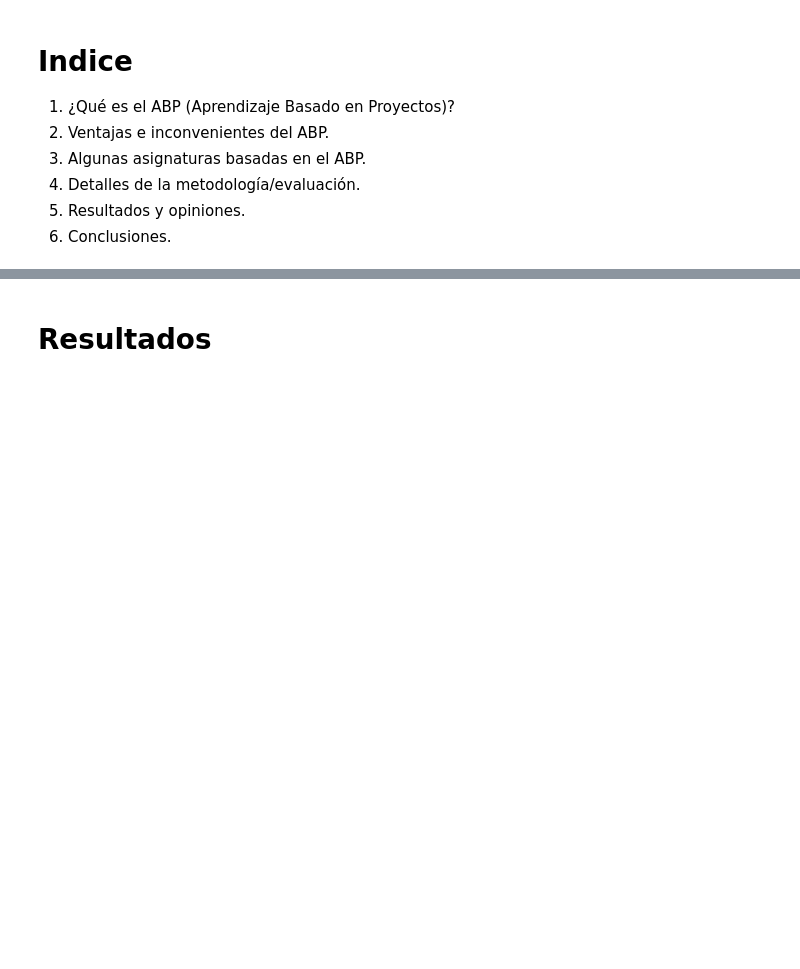
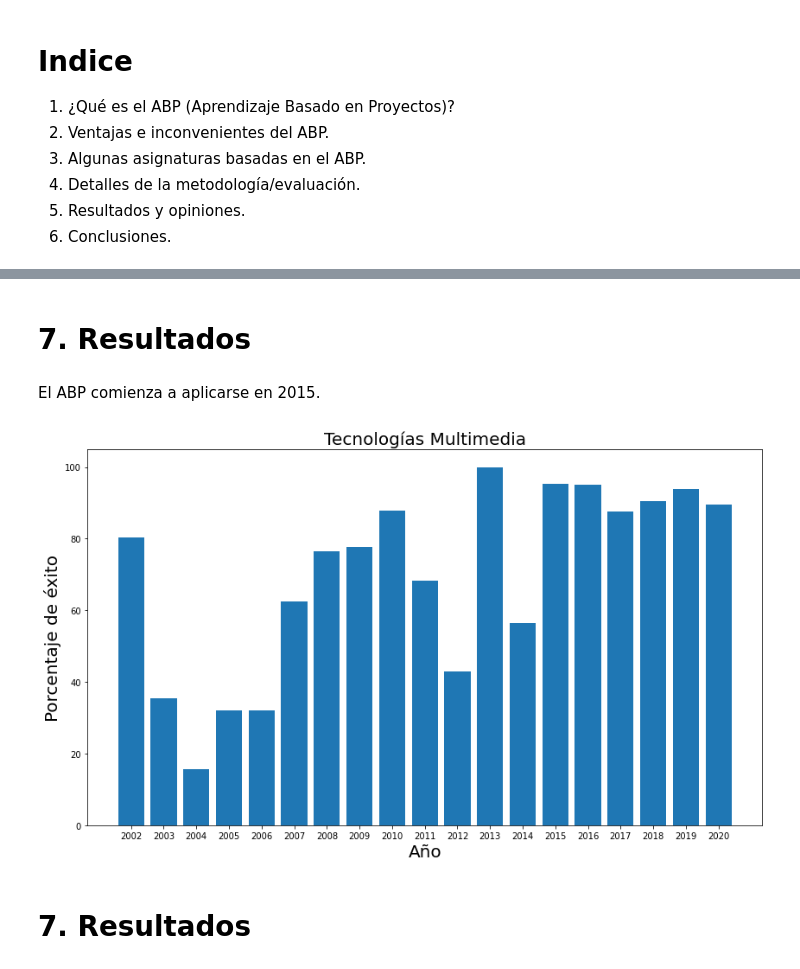
Before and after one commit to vicente-gonzalez-ruiz/ABP_ECA, a Jupyter notebook: transparencias.ipynb, the cells around one changed output, grey strips where cells are left out. Saved outputs shown, nothing was run; the diff lists cells and outputs as text; code cells hidden in the pictures; blank space fills up the shorter version.

```diff
--- a/transparencias.ipynb
+++ b/transparencias.ipynb
@@ -63,2 +106,23 @@ En la UAL (Universidad de Almería) actualmente se imparten según la metodolog
+# %%
+fracasos = {}
+fracasos[2002]= 18
+fracasos[2003]= 80
+fracasos[2004]= 70
+fracasos[2005]= 19
+fracasos[2006]= 17
+fracasos[2007]= 9
+fracasos[2008]= 8
+fracasos[2009]= 13
+fracasos[2010]= 4
+fracasos[2011]= 7
+fracasos[2012]= 4
+fracasos[2013]= 0
+fracasos[2014]= 10
+fracasos[2015]= 1
+fracasos[2016]= 2
+fracasos[2017]= 4
+fracasos[2018]= 2
+fracasos[2019]= 3
+fracasos[2020]= 4
 # %% [markdown]
-# Resultados
+# 7. Resultados
@@ -64,0 +143,20 @@ En la UAL (Universidad de Almería) actualmente se imparten según la metodolog
+# %% [markdown]
+El ABP comienza a aplicarse en 2015.
+# %%
+years = np.array([*matriculados.keys()])
+matric = np.array([*matriculados.values()])
+frac = np.array([*fracasos.values()])
+success = 100*(matric-frac)/matric
+
+plt.figure(figsize=(14, 8))
+plt.title("Tecnologías Multimedia", fontsize=20)
+plt.bar(years, success)
+plt.xlabel("Año", fontsize=20)
+plt.ylabel("Porcentaje de éxito", fontsize=20)
+plt.xticks(ticks=2002 + np.arange(19).astype(np.int16))
+#plt.legend()
+plt.show()
+# %% [output]
+[figure, added]
+# %% [markdown]
+# 7. Resultados
```
Also changed, not shown: parts of 17 cells of this notebook, 1 other file.
